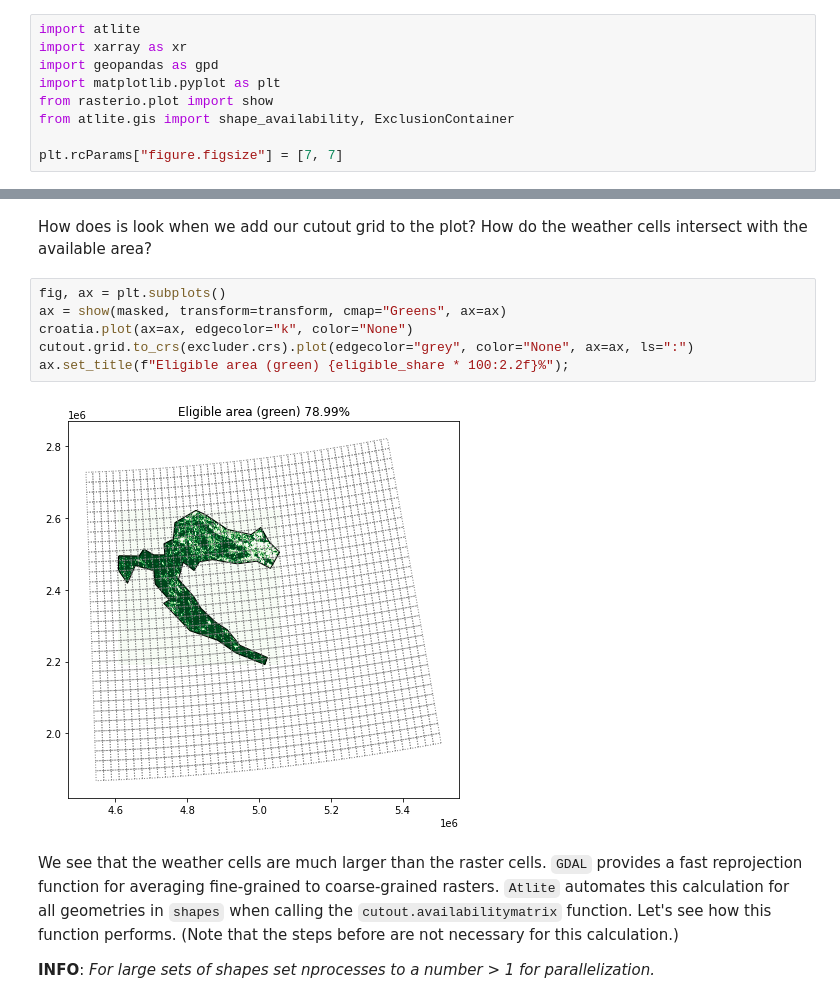
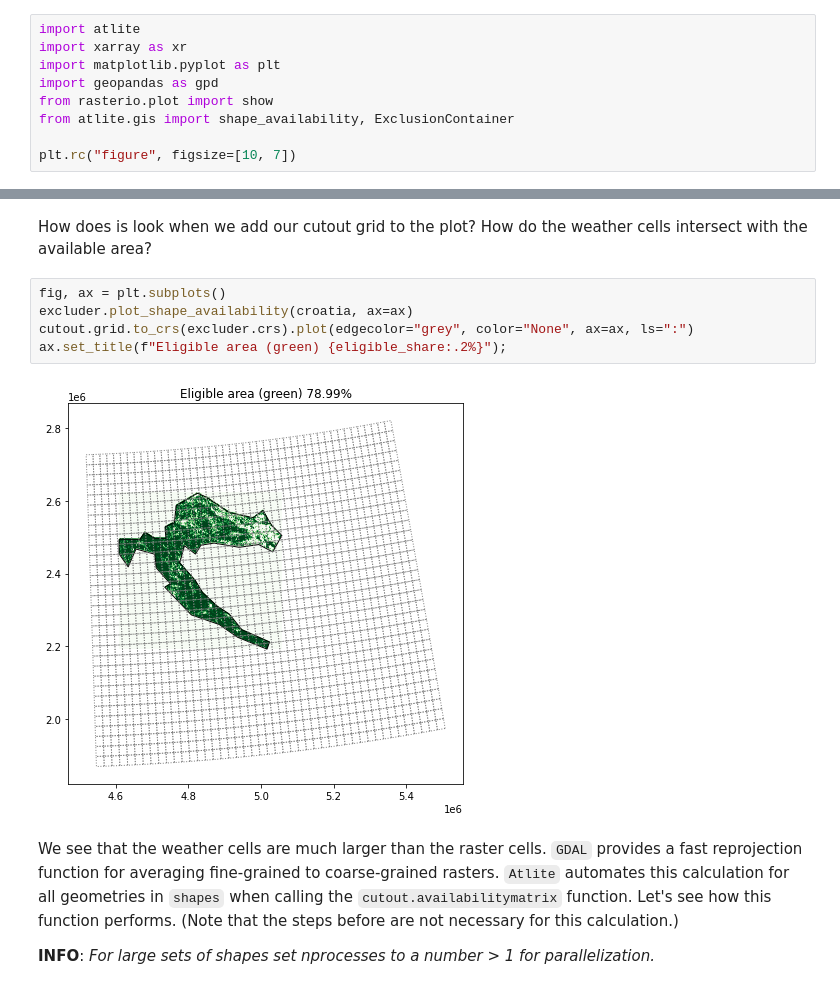
Before and after one commit to PyPSA/atlite, a Jupyter notebook: examples/landuse-availability.ipynb, the cells around one changed output, grey strips where cells are left out. Drawn from its saved outputs; the diff is of its cells as text.

```diff
--- a/examples/landuse-availability.ipynb
+++ b/examples/landuse-availability.ipynb
@@ -5,12 +5,12 @@ This example shows how `atlite` can deal with landuse restrictions. For the demo
 # %%
 import atlite
 import xarray as xr
+import matplotlib.pyplot as plt
 import geopandas as gpd
-import matplotlib.pyplot as plt
 from rasterio.plot import show
 from atlite.gis import shape_availability, ExclusionContainer
 
-plt.rcParams["figure.figsize"] = [7, 7]
+plt.rc("figure", figsize=[10, 7])
 # %% [markdown]
 With `geopandas` we retrieve the geographic shapes for 5 countries on the Balkan Peninsula, namely Serbia, Croatia, Macedonia, Bosnia & Herzegovina and Montenegro.
 # %%
@@ -74,12 +79,11 @@ ax.set_title(f"Eligible area (green) {eligible_share * 100:2.2f}%");
 How does is look when we add our cutout grid to the plot? How do the weather cells intersect with the available area?
 # %%
 fig, ax = plt.subplots()
-ax = show(masked, transform=transform, cmap="Greens", ax=ax)
-croatia.plot(ax=ax, edgecolor="k", color="None")
+excluder.plot_shape_availability(croatia, ax=ax)
 cutout.grid.to_crs(excluder.crs).plot(edgecolor="grey", color="None", ax=ax, ls=":")
-ax.set_title(f"Eligible area (green) {eligible_share * 100:2.2f}%");
+ax.set_title(f"Eligible area (green) {eligible_share:.2%}");
 # %% [output]
-[figure, old version]
+[figure, new version]
 # %% [markdown]
 We see that the weather cells are much larger than the raster cells. `GDAL` provides a fast reprojection function for averaging fine-grained to coarse-grained rasters. `Atlite` automates this calculation for all geometries in `shapes` when calling the `cutout.availabilitymatrix` function. Let's see how this function performs. (Note that the steps before are not necessary for this calculation.)
 
```
Also changed, not shown: parts of 13 cells of this notebook, 2 other files.
